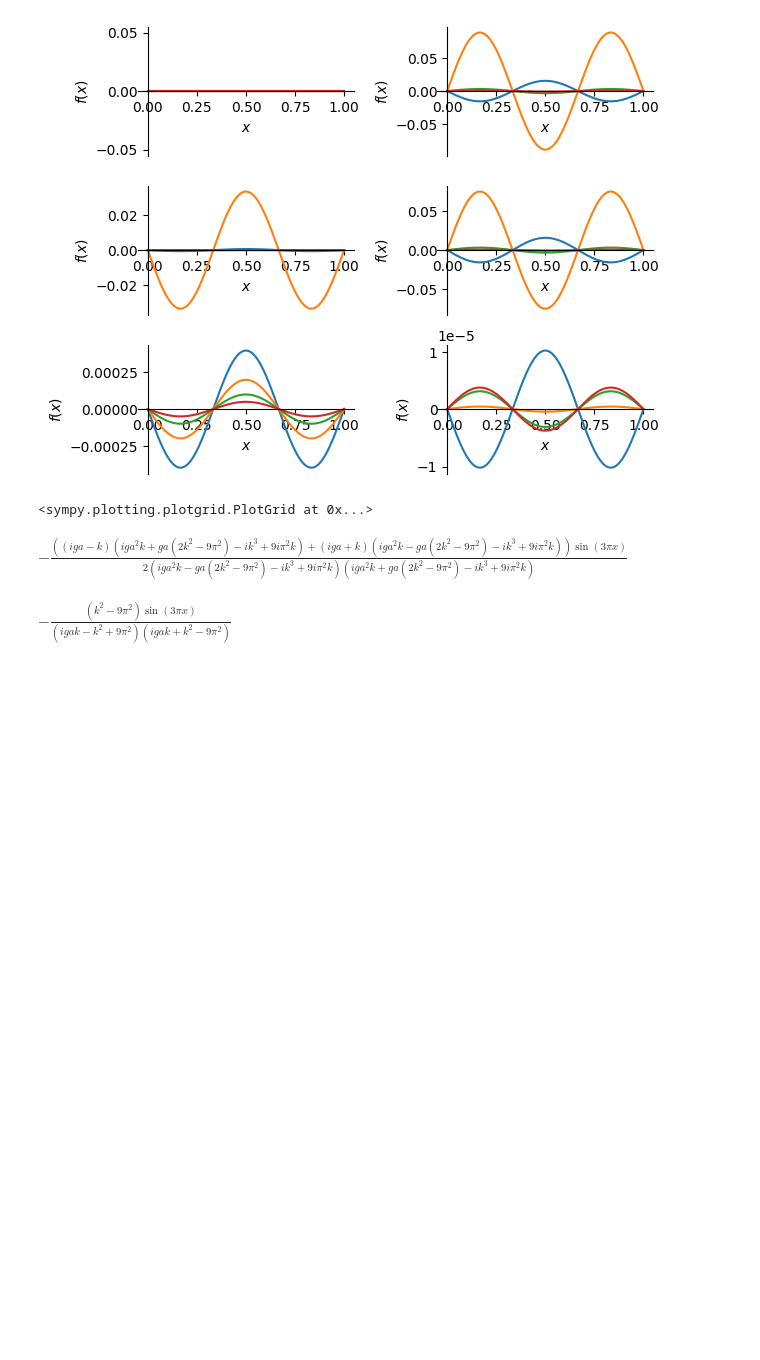
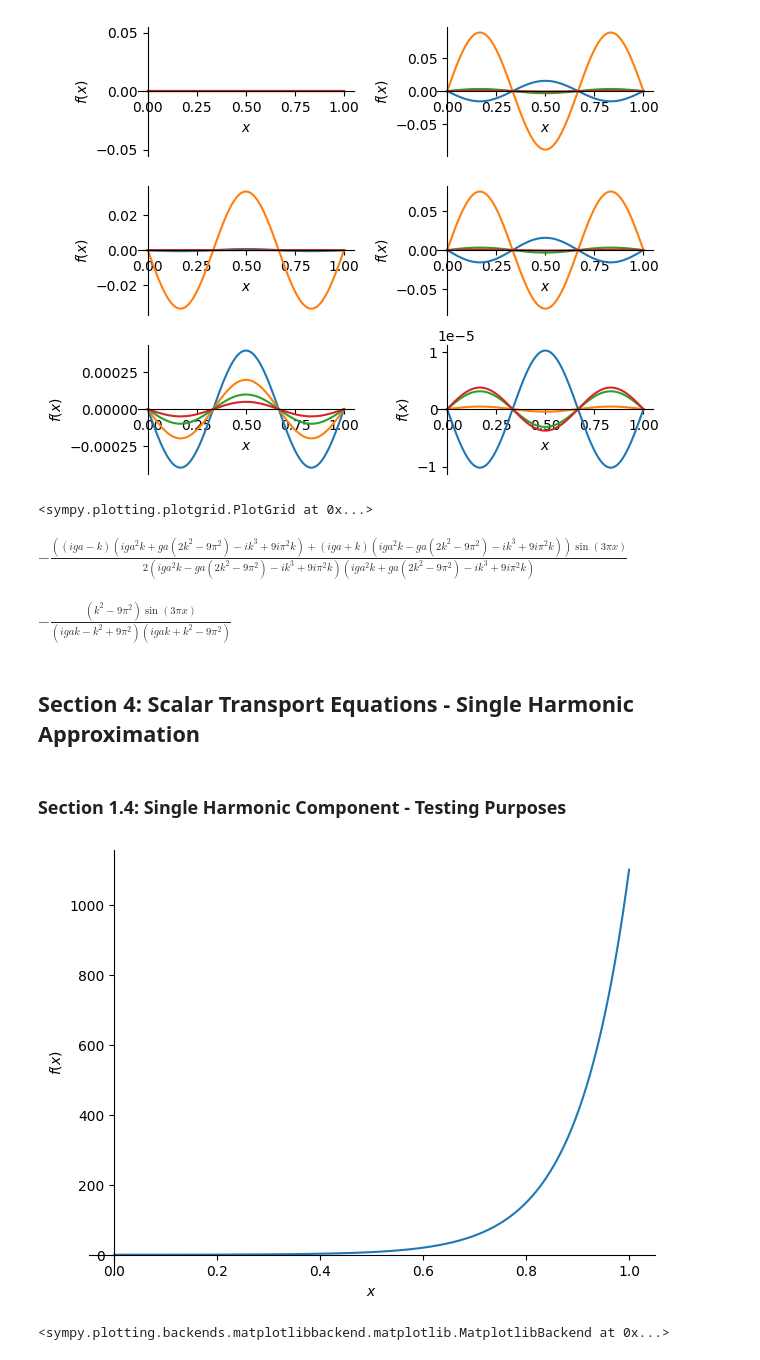
Before and after one commit to ziolai/sediment-transport-rivers, a Jupyter notebook: beginner_symbolic.ipynb, the cells around one changed output. Saved outputs shown, nothing was run; the diff lists cells and outputs as text; code cells hidden in the pictures; blank space fills up the shorter version.

```diff
--- a/beginner_symbolic.ipynb
+++ b/beginner_symbolic.ipynb
@@ -284,3 +285,29 @@ $\displaystyle - \frac{\left(\left(i ga - k\right) \left(i ga^{2} k + ga \left(2
 sol[1].rhs
 # %% [output]
 $\displaystyle - \frac{\left(k^{2} - 9 \pi^{2}\right) \sin{\left(3 \pi x \right)}}{\left(i ga k - k^{2} + 9 \pi^{2}\right) \left(i ga k + k^{2} - 9 \pi^{2}\right)}$
+# %% [markdown]
+## Section 4: Scalar Transport Equations - Single Harmonic Approximation
+# %% [markdown]
+### Section 1.4: Single Harmonic Component - Testing Purposes
+# %%
+from sympy import Function, dsolve, Derivative, Eq, sin, cos, symbols, pi
+from sympy.plotting import plot, PlotGrid
+from sympy.abc import x
+
+A = symbols("A", cls=Function)
+x = symbols("x")
+k = symbols("k", positive=True)
+ga = symbols("ga", positive=True)
+
+# Solve the ODE ()
+eq1 = Eq(Derivative(A(x), x) - k*A(x), sin(3*pi*x))
+# unclear how the boundary condition affects the solution
+ics0 = {A(0): 0
+       }
+
+sol = dsolve(eq1,ics = ics0)
+
+plot(sol.rhs.subs({k:10}), (x, 0, 1))
+# %% [output]
+[figure, added]
+<sympy.plotting.backends.matplotlibbackend.matplotlib.MatplotlibBackend at 0x...>
```
Also changed, not shown: parts of 11 cells of this notebook.
